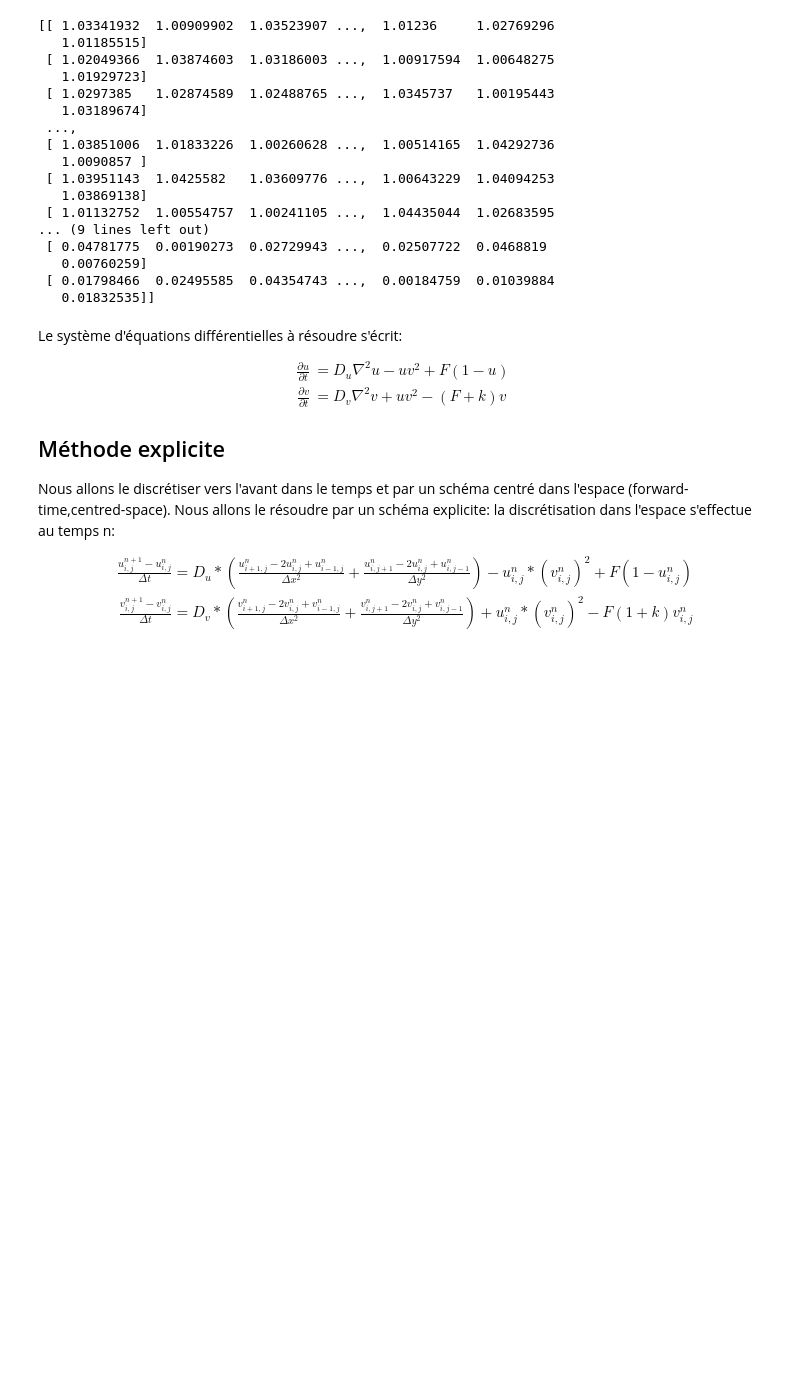
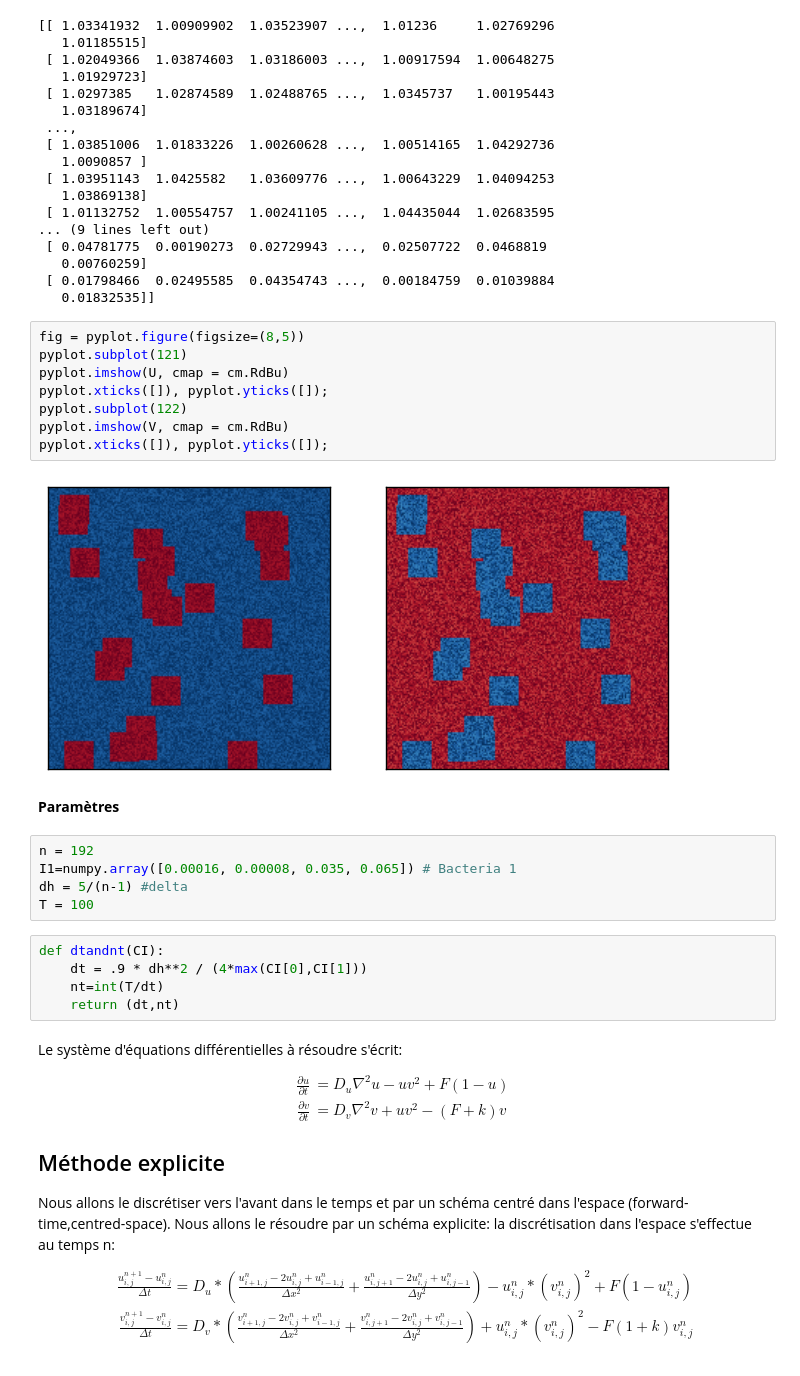
Before and after one commit to be-rays/Module4, a Jupyter notebook: Greyscott.ipynb, the cells around one changed output. Drawn from its saved outputs; the diff is of its cells as text; blank space fills up the shorter version.

Commit message:
petits changements
Pour la moitié des listes de paramètres ca donne la meme chose et pour l'autre moitié ca donne un runtime error

```diff
--- a/Greyscott.ipynb
+++ b/Greyscott.ipynb
@@ -33,6 +33,28 @@ print(U,V)
    0.00760259]
  [ 0.01798466  0.02495585  0.04354743 ...,  0.00184759  0.01039884
    0.01832535]]
+# %%
+fig = pyplot.figure(figsize=(8,5))
+pyplot.subplot(121)
+pyplot.imshow(U, cmap = cm.RdBu)
+pyplot.xticks([]), pyplot.yticks([]);
+pyplot.subplot(122)
+pyplot.imshow(V, cmap = cm.RdBu)
+pyplot.xticks([]), pyplot.yticks([]);
+# %% [output]
+[figure, added]
+# %% [markdown]
+**Paramètres**
+# %%
+n = 192
+I1=numpy.array([0.00016, 0.00008, 0.035, 0.065]) # Bacteria 1
+dh = 5/(n-1) #delta
+T = 100
+# %%
+def dtandnt(CI):
+    dt = .9 * dh**2 / (4*max(CI[0],CI[1]))
+    nt=int(T/dt)
+    return (dt,nt)
 # %% [markdown]
 Le système d'équations différentielles à résoudre s'écrit:
 
```
Also changed, not shown: parts of 4 cells of this notebook.
